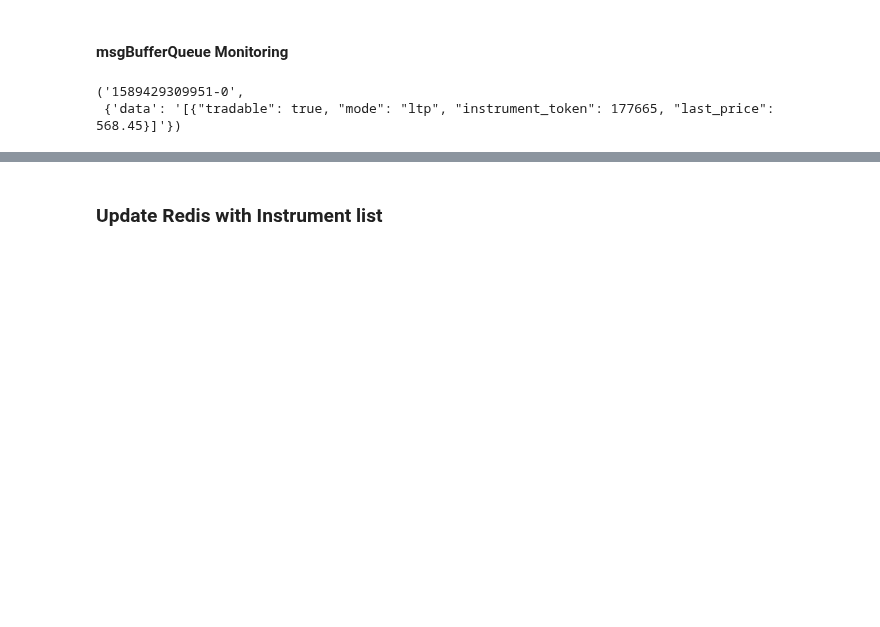
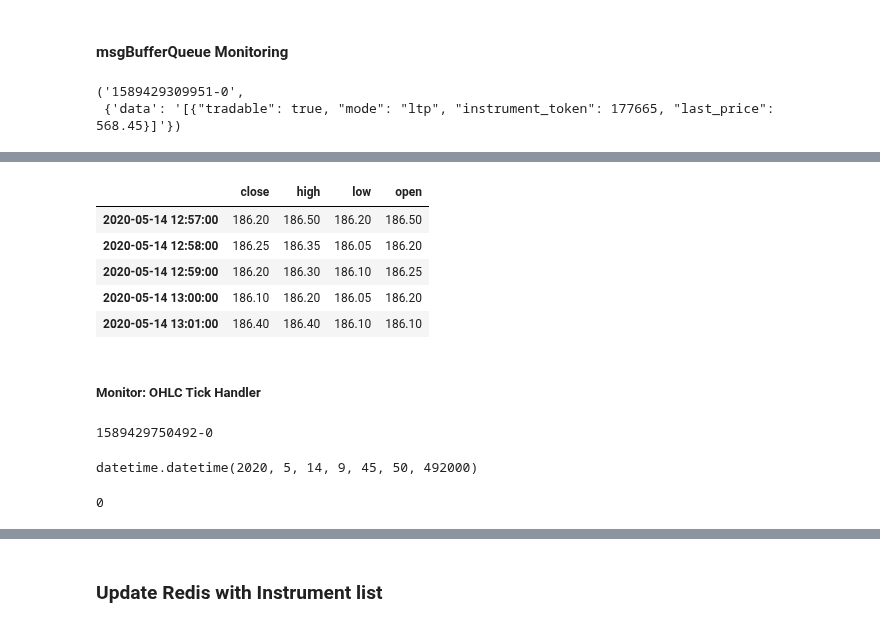
Before and after one commit to suhansaha/algotrader, a Jupyter notebook: src/freedom_v2_unit_test.ipynb, the cells around one changed output, grey strips where cells are left out. Saved outputs shown, nothing was run; the diff lists cells and outputs as text; code cells hidden in the pictures; blank space fills up the shorter version.

Commit message:
Resume live trade: part 1

```diff
--- a/src/freedom_v2_unit_test.ipynb
+++ b/src/freedom_v2_unit_test.ipynb
@@ -623,0 +632,23 @@ datetime.datetime(2020, 5, 14, 9, 38, 33, 648000)
+# %%
+live_cache.getOHLC('WIPRO').tail()
+# %% [output]
+|  | close | high | low | open |
+| 2020-05-14 12:57:00 | 186.20 | 186.50 | 186.20 | 186.50 |
+| 2020-05-14 12:58:00 | 186.25 | 186.35 | 186.05 | 186.20 |
+| 2020-05-14 12:59:00 | 186.20 | 186.30 | 186.10 | 186.25 |
+| 2020-05-14 13:00:00 | 186.10 | 186.20 | 186.05 | 186.20 |
+| 2020-05-14 13:01:00 | 186.40 | 186.40 | 186.10 | 186.10 |
+# %% [markdown]
+##### Monitor: OHLC Tick Handler
+# %%
+val = live_cache.get('last_id_msg')
+print(val)
+datetime.fromtimestamp(int(val.split('-')[0] )/1000)
+# %% [output]
+1589429750492-0
+datetime.datetime(2020, 5, 14, 9, 45, 50, 492000)
+# %%
+# Reset last_processed msg
+live_cache.setValue('WIPRO','last_processed',0)
+# %% [output]
+0
```
Also changed, not shown: parts of 17 cells of this notebook, 3 other files.
